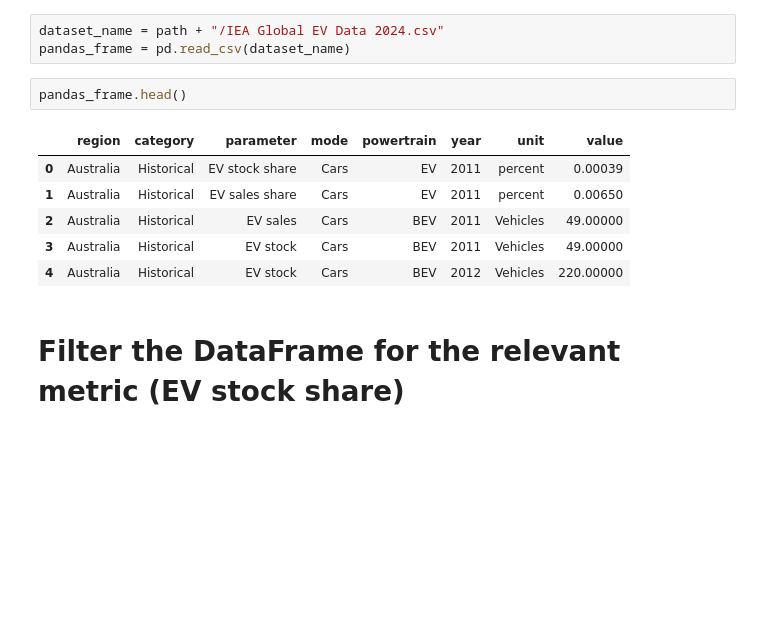
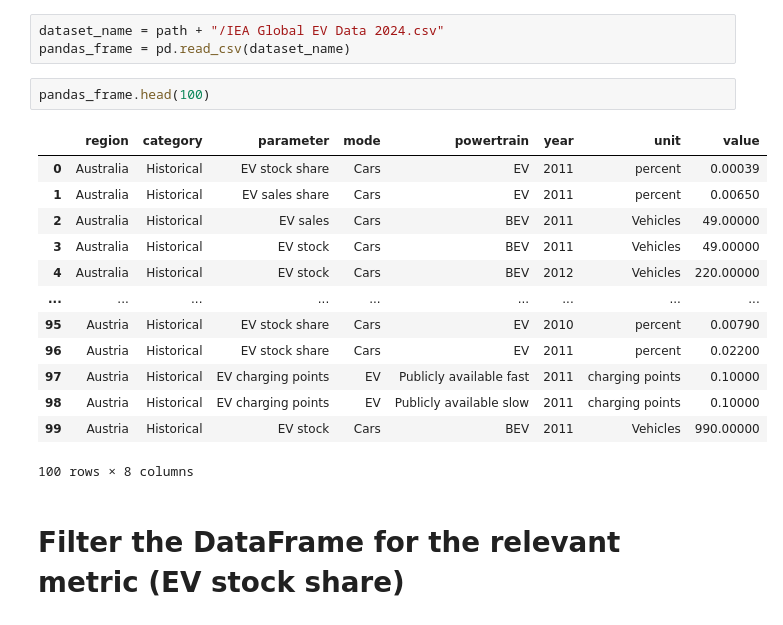
Before and after one commit to johanneshaberlah/electric-vehicle-air-quality-analysis, a Jupyter notebook: electric-vehicles-air-quality.ipynb, the cells around one changed output. Drawn from its saved outputs; the diff is of its cells as text; blank space fills up the shorter version.

Commit message:
Kaggle Notebook | Electric Vehicle | Version 1

```diff
--- a/electric-vehicles-air-quality.ipynb
+++ b/electric-vehicles-air-quality.ipynb
@@ -23,14 +25,21 @@ Path to dataset files: /kaggle/input/global-ev-sales-2010-2024
 dataset_name = path + "/IEA Global EV Data 2024.csv"
 pandas_frame = pd.read_csv(dataset_name)
 # %%
-pandas_frame.head()
+pandas_frame.head(100)
 # %% [output]
 |  | region | category | parameter | mode | powertrain | year | unit | value |
 | 0 | Australia | Historical | EV stock share | Cars | EV | 2011 | percent | 0.00039 |
 | 1 | Australia | Historical | EV sales share | Cars | EV | 2011 | percent | 0.00650 |
 | 2 | Australia | Historical | EV sales | Cars | BEV | 2011 | Vehicles | 49.00000 |
 | 3 | Australia | Historical | EV stock | Cars | BEV | 2011 | Vehicles | 49.00000 |
 | 4 | Australia | Historical | EV stock | Cars | BEV | 2012 | Vehicles | 220.00000 |
+| ... | ... | ... | ... | ... | ... | ... | ... | ... |
+| 95 | Austria | Historical | EV stock share | Cars | EV | 2010 | percent | 0.00790 |
+| 96 | Austria | Historical | EV stock share | Cars | EV | 2011 | percent | 0.02200 |
+| 97 | Austria | Historical | EV charging points | EV | Publicly available fast | 2011 | charging points | 0.10000 |
+| 98 | Austria | Historical | EV charging points | EV | Publicly available slow | 2011 | charging points | 0.10000 |
+| 99 | Austria | Historical | EV stock | Cars | BEV | 2011 | Vehicles | 990.00000 |
+100 rows × 8 columns
 # %% [markdown]
 # Filter the DataFrame for the relevant metric (EV stock share)
 # %% [markdown]
```
Also changed, not shown: parts of 5 cells of this notebook.
